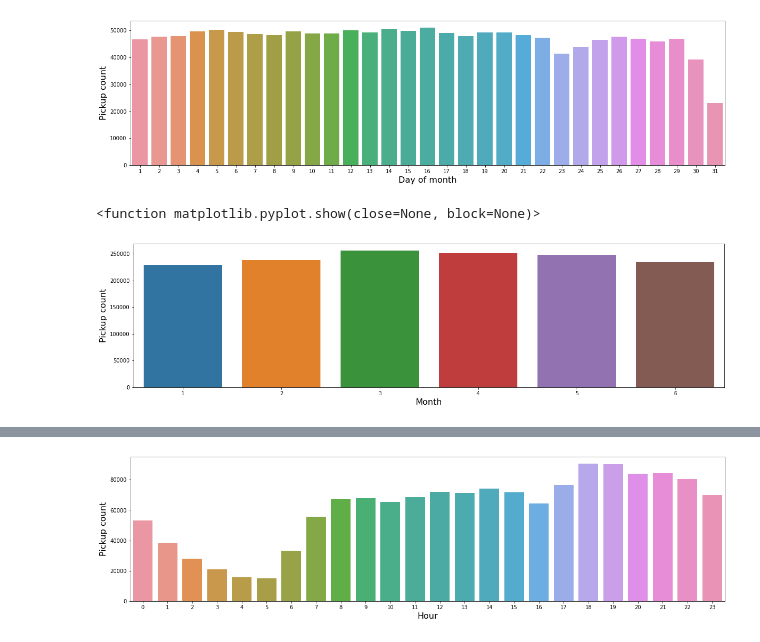
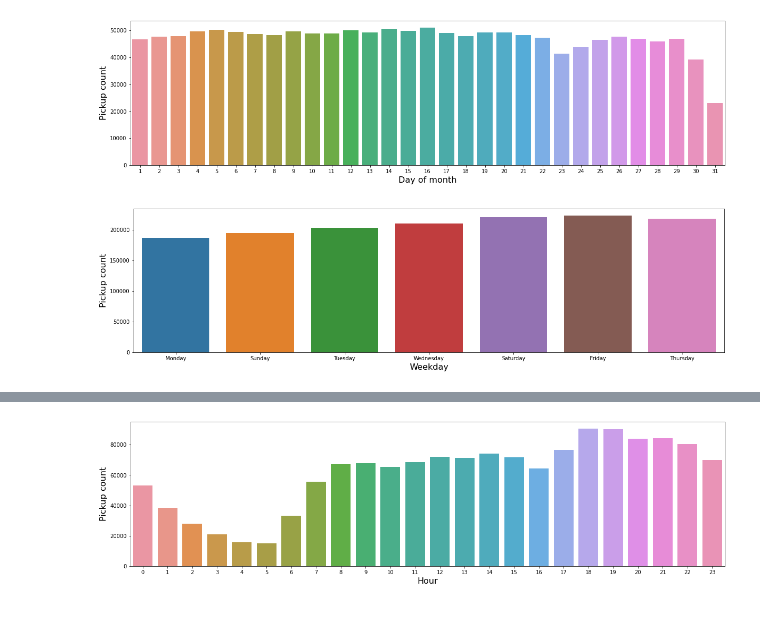
Before and after one commit to SirHendel/DAT158_ML-Assignment_2, a Jupyter notebook: Notebook.ipynb, the cells around one changed output, grey strips where cells are left out. Drawn from its saved outputs; the diff is of its cells as text; code cells hidden in the pictures.

```diff
--- a/Notebook.ipynb
+++ b/Notebook.ipynb
@@ -72,22 +88,18 @@ Data columns (total 11 columns):
  10  trip_duration       1458644 non-null  int64
 dtypes: float64(4), int64(3), object(4)
 memory usage: 122.4+ MB
-# %%
-# Converting to datetime
-nyc_data['pickup_datetime'] = pd.to_datetime(nyc_data['pickup_datetime'])
-nyc_data['dropoff_datetime'] = pd.to_datetime(nyc_data['dropoff_datetime'])
-
-# Extracting additional info
-nyc_data['pickup_hour'] = nyc_data['pickup_datetime'].dt.hour
-nyc_data['pickup_day'] = nyc_data['pickup_datetime'].dt.day
-nyc_data['pickup_month'] = nyc_data['pickup_datetime'].dt.month
-nyc_data['pickup_weekday'] = nyc_data['pickup_datetime'].dt.weekday
-
-
-nyc_data['drop_hour'] = nyc_data['dropoff_datetime'].dt.hour
-nyc_data['drop_day'] = nyc_data['dropoff_datetime'].dt.day
-nyc_data['drop_month'] = nyc_data['dropoff_datetime'].dt.month
-nyc_data['drop_weekday'] = nyc_data['dropoff_datetime'].dt.weekday
+# %%
+nyc_data['pickup_datetime']=pd.to_datetime(nyc_data['pickup_datetime'],format='%Y-%m-%d %H:%M:%S')
+nyc_data['dropoff_datetime']=pd.to_datetime(nyc_data['dropoff_datetime'],format='%Y-%m-%d %H:%M:%S')
+# %%
+nyc_data['pickup_date']= nyc_data['pickup_datetime'].dt.date
+nyc_data['pickup_day']=nyc_data['pickup_datetime'].apply(lambda x:x.day)
+nyc_data['pickup_hour']=nyc_data['pickup_datetime'].apply(lambda x:x.hour)
+nyc_data['pickup_day_of_week']=nyc_data['pickup_datetime'].apply(lambda x:calendar.day_name[x.weekday()])
+nyc_data['dropoff_date']= nyc_data['dropoff_datetime'].dt.date
+nyc_data['dropoff_day']=nyc_data['dropoff_datetime'].apply(lambda x:x.day)
+nyc_data['dropoff_hour']=nyc_data['dropoff_datetime'].apply(lambda x:x.hour)
+nyc_data['dropoff_day_of_week']=nyc_data['dropoff_datetime'].apply(lambda x:calendar.day_name[x.weekday()])
 # %% [markdown]
 we dont care about the minuts or secondes
 # %%
@@ -99,11 +111,11 @@ plt.show()
 # %% [output]
 [figure]
 # %%
+# Distribution of pickups over the day of week
 f = plt.figure(figsize=(20,5))
-sns.countplot(x='pickup_month', data=nyc_data)
-plt.xlabel('Month', fontsize=16 )
+sns.countplot(x='pickup_day_of_week', data=nyc_data)
+plt.xlabel('Weekday', fontsize=16)
 plt.ylabel('Pickup count', fontsize=16)
-plt.show
+plt.show()
 # %% [output]
-<function matplotlib.pyplot.show(close=None, block=None)>
-[figure, old version]
+[figure, new version]
```
Also changed, not shown: parts of 33 cells of this notebook.
